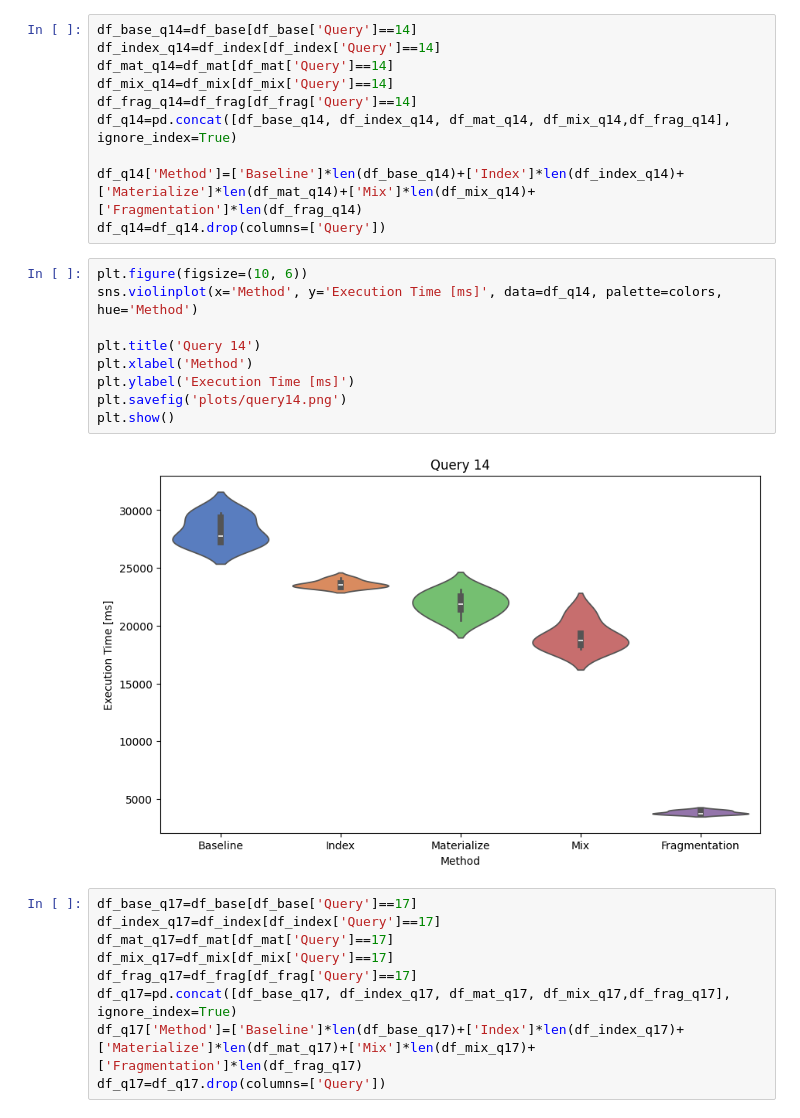
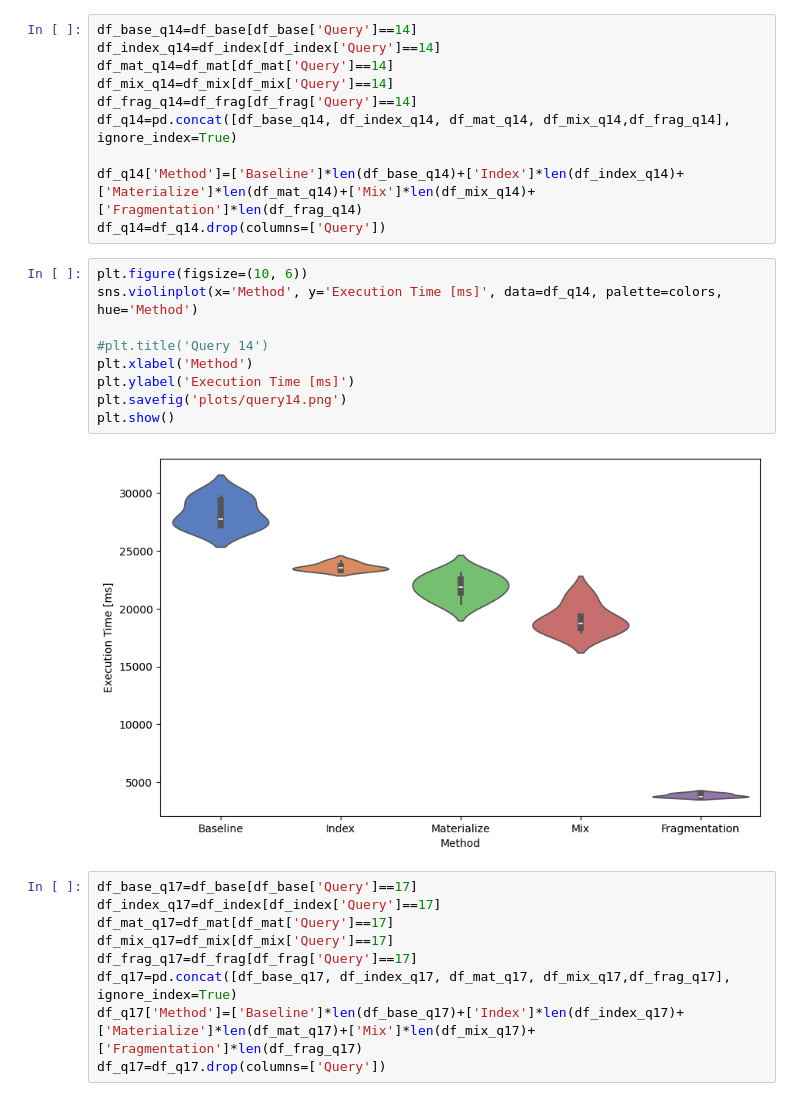
Before and after one commit to ValentinisAlessio/DM_Final_Project, a Jupyter notebook: plots.ipynb, the cells around one changed output. Cells and saved outputs as stored; diff of their text form.

```diff
--- a/plots.ipynb
+++ b/plots.ipynb
@@ -288,14 +288,14 @@ df_q14=df_q14.drop(columns=['Query'])
 # %%
 plt.figure(figsize=(10, 6))
 sns.violinplot(x='Method', y='Execution Time [ms]', data=df_q14, palette=colors, hue='Method')
 
-plt.title('Query 14')
+#plt.title('Query 14')
 plt.xlabel('Method')
 plt.ylabel('Execution Time [ms]')
 plt.savefig('plots/query14.png')
 plt.show()
 # %% [output]
-[figure, old version]
+[figure, new version]
 # %%
 df_base_q17=df_base[df_base['Query']==17]
 df_index_q17=df_index[df_index['Query']==17]
```
Also changed, not shown: parts of 11 cells of this notebook, 9 other files.
